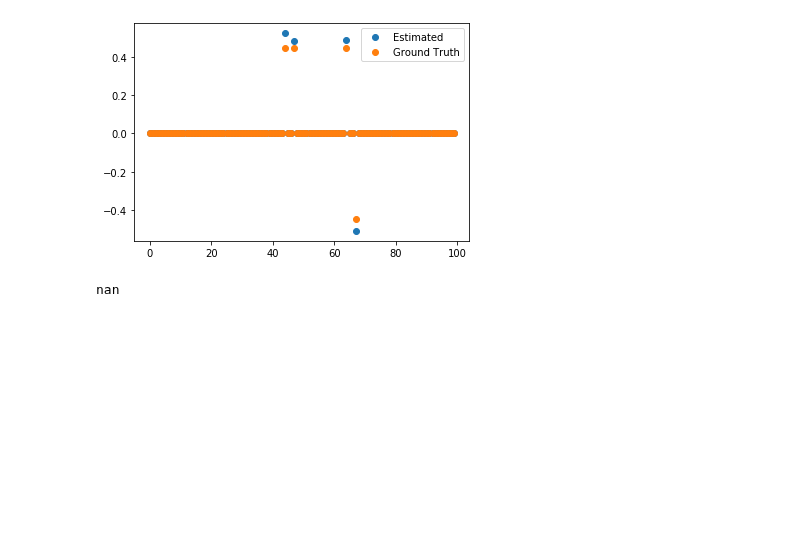
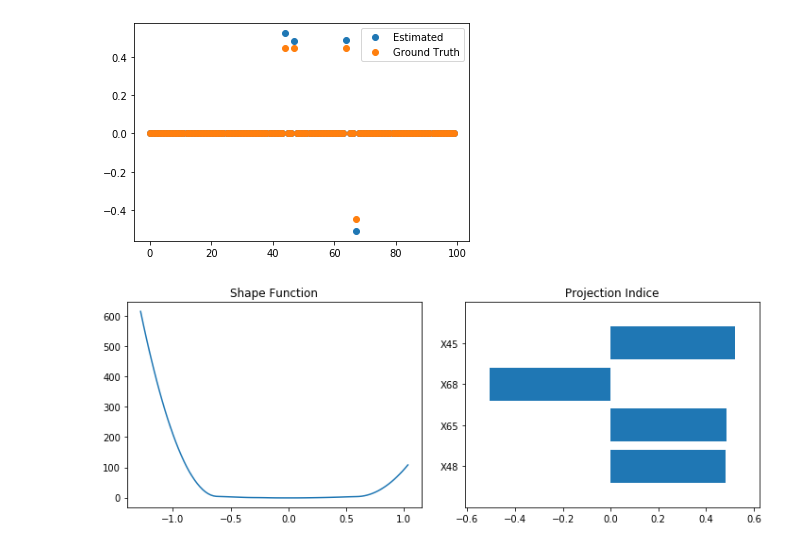
Before and after one commit to ZebinYang/pysim, a Jupyter notebook: example/SIM Classification by Stein's Method.ipynb, the cells around one changed output. Cells and saved outputs as stored; diff of their text form; code cells hidden in the pictures; blank space fills up the shorter version.

```diff
--- a/example/SIM Classification by Stein's Method.ipynb
+++ b/example/SIM Classification by Stein's Method.ipynb
@@ -302,7 +302,7 @@ plt.legend(["Estimated", "Ground Truth"])
 plt.show()
 # %% [output]
 [figure]
-# %%
-np.nanmean(- np.mean(0 * np.log(0) + (1 - 0) * np.log(1 - 0)))
-# %% [output]
-nan
+# %%
+grid.best_estimator_.visualize()
+# %% [output]
+[figure, added]
```
Also changed, not shown: parts of 5 cells of this notebook, 1 other file.
